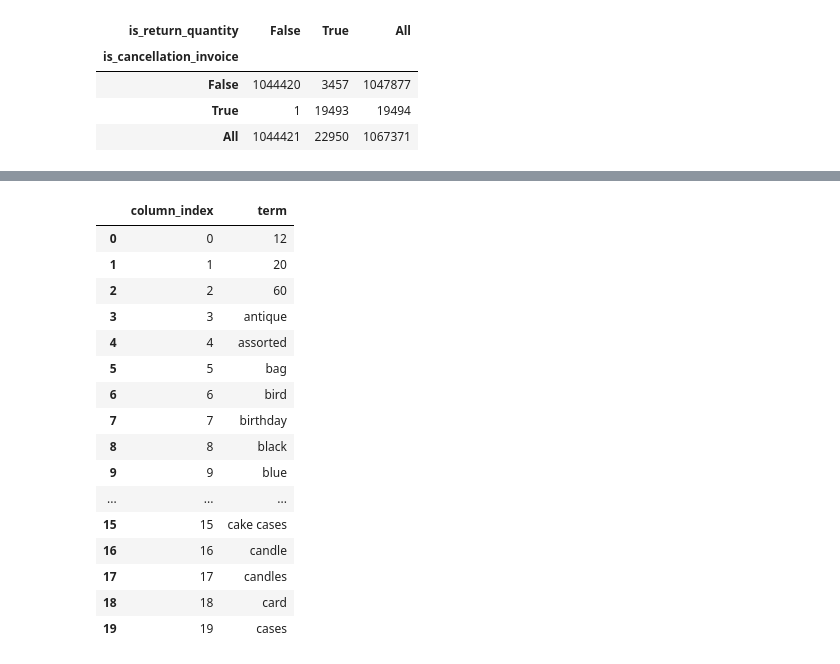
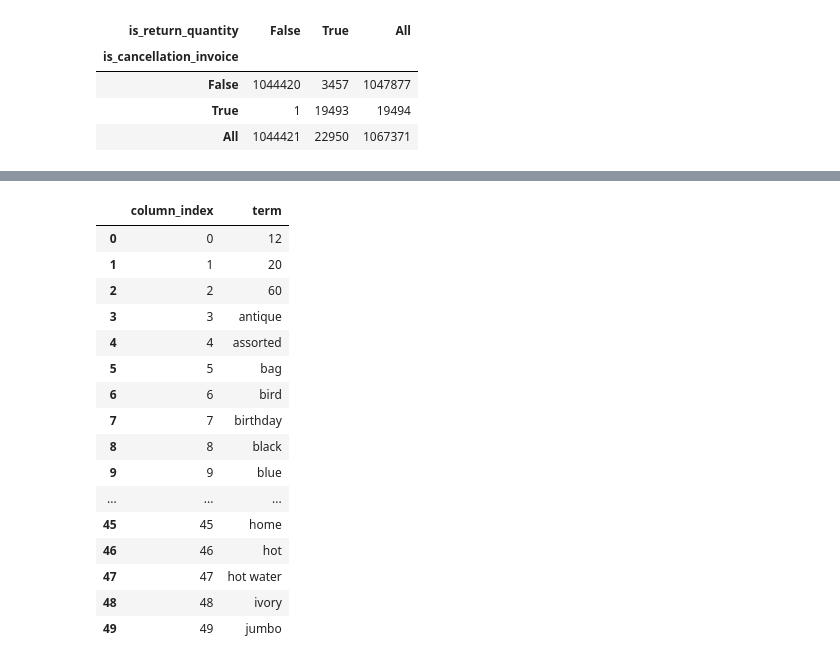
Before and after one commit to Thoericht/customer-segmentation-rfm-nlp, a Jupyter notebook: 02_notebooks/02_data_preparation.ipynb, the cells around one changed output, grey strips where cells are left out. Cells and saved outputs as stored; diff of their text form; code cells hidden in the pictures.

```diff
--- a/02_notebooks/02_data_preparation.ipynb
+++ b/02_notebooks/02_data_preparation.ipynb
@@ -64,7 +76,7 @@ df = df.rename(columns
 # %%
 # New Formats
 
-df['CustomerID'] = df['CustomerID'].astype(str)
+df['CustomerID'] = df['CustomerID'].astype(str).fillna('Unknown')
 
 df["InvoiceDate"] = pd.to_datetime(
     df["InvoiceDate"],
@@ -136,3 +150,31 @@ df[
 | 2 | 2009-12-01 07:45:00 | 2009-12-01 | 49 | Tuesday | False | 07:45:00 | ... |
 | 3 | 2009-12-01 07:45:00 | 2009-12-01 | 49 | Tuesday | False | 07:45:00 | ... |
 | 4 | 2009-12-01 07:45:00 | 2009-12-01 | 49 | Tuesday | False | 07:45:00 | ... |
+# %%
+# Descriptions
+
+vectorizer = TfidfVectorizer(
+    lowercase=True,
+    stop_words="english",
+    ngram_range=(1, 2),
+    min_df=2,
+    max_df=0.90,
+    max_features=100
+)
+
+descriptions = df["Description"].fillna("").astype(str)
+
+X_text_line = vectorizer.fit_transform(descriptions)
+
+customer_ids = df['CustomerID'].to_numpy()
+unique_customer_ids = np.sort(np.unique(customer_ids))
+
+customer_text_vectors = []
+
+for customer_id in unique_customer_ids:
+    customer_mask = customer_ids == customer_id
+    customer_vector = X_text_line[customer_mask].mean(axis=0)
+
+    customer_text_vectors.append(csr_matrix(customer_vector))
+
+X_text_customer = vstack(customer_text_vectors)
@@ -289,25 +304,25 @@ Number Text Features: 100
 # %%
 text_feature_map = pd.DataFrame({
     "column_index": range(len(feature_names)),
     "term": feature_names
 })
 
-text_feature_map.head(20)
+text_feature_map.head(50)
 # %% [output]
 |  | column_index | term |
 | 0 | 0 | 12 |
 | 1 | 1 | 20 |
 | 2 | 2 | 60 |
 | 3 | 3 | antique |
 | 4 | 4 | assorted |
 | 5 | 5 | bag |
 | 6 | 6 | bird |
 | 7 | 7 | birthday |
 | 8 | 8 | black |
 | 9 | 9 | blue |
 | ... | ... | ... |
-| 15 | 15 | cake cases |
-| 16 | 16 | candle |
-| 17 | 17 | candles |
-| 18 | 18 | card |
-| 19 | 19 | cases |
+| 45 | 45 | home |
+| 46 | 46 | hot |
+| 47 | 47 | hot water |
+| 48 | 48 | ivory |
+| 49 | 49 | jumbo |
```
Also changed, not shown: parts of 26 cells of this notebook, 5 other files.
